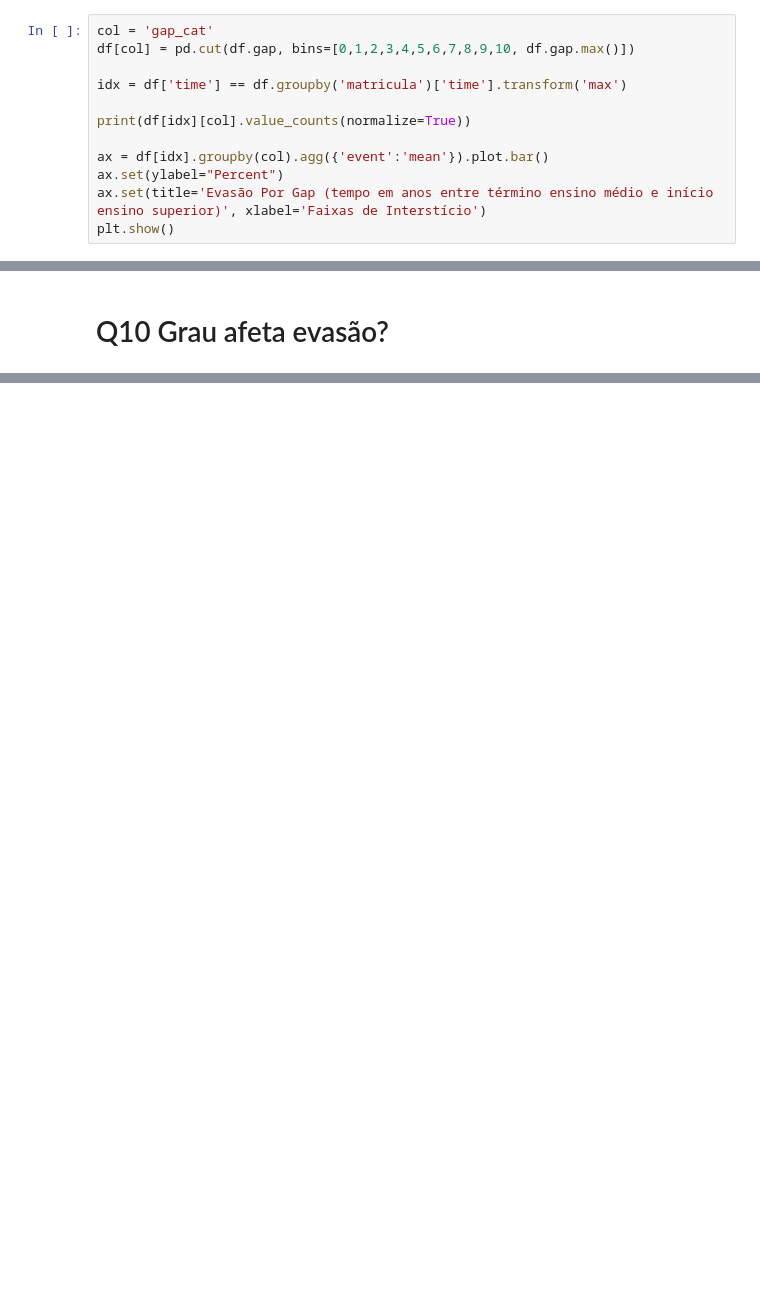
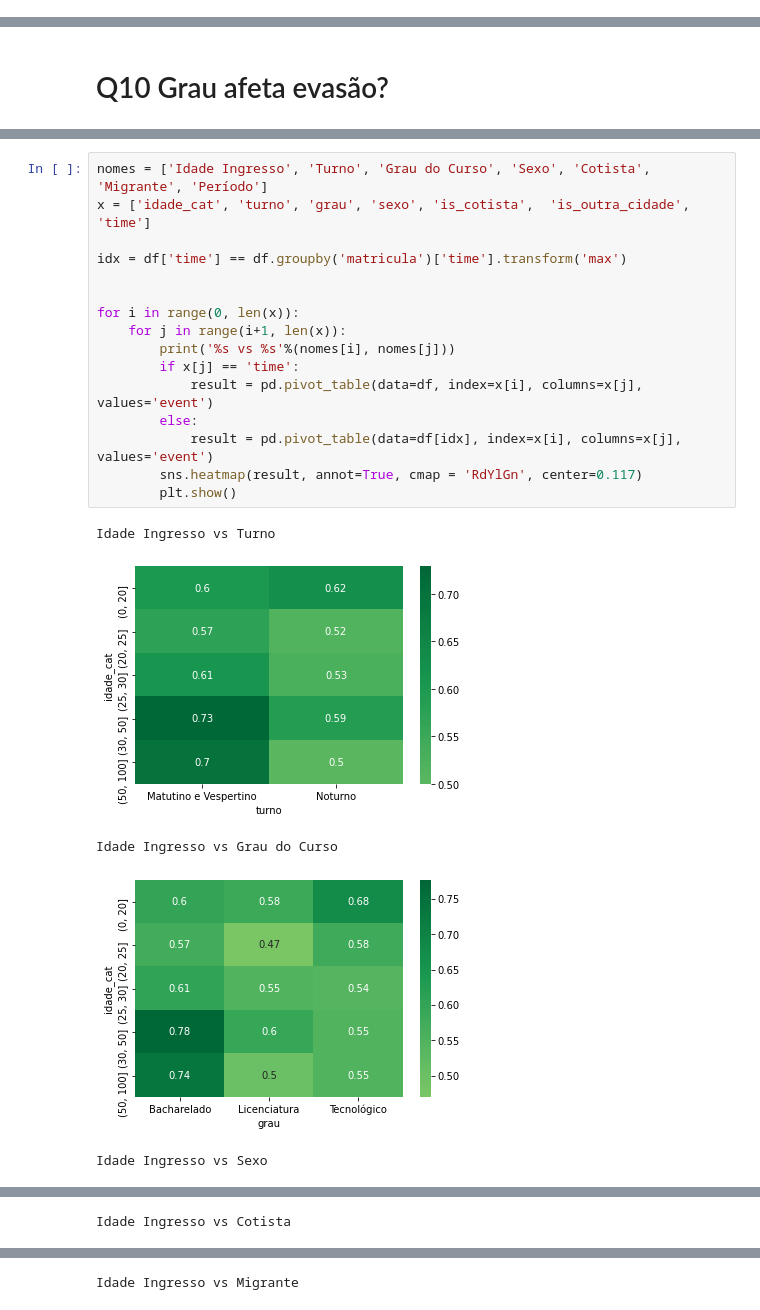
Before and after one commit to rlopes404/dropout, a Jupyter notebook: Dropout-CCAAB.ipynb, the cells around one changed output, grey strips where cells are left out. Drawn from its saved outputs; the diff is of its cells as text; blank space fills up the shorter version.

```diff
--- a/Dropout-CCAAB.ipynb
+++ b/Dropout-CCAAB.ipynb
@@ -282,12 +277,0 @@ plt.show()
-# %%
-col = 'gap_cat'
-df[col] = pd.cut(df.gap, bins=[0,1,2,3,4,5,6,7,8,9,10, df.gap.max()])
-
-idx = df['time'] == df.groupby('matricula')['time'].transform('max')
-
-print(df[idx][col].value_counts(normalize=True))
-
-ax = df[idx].groupby(col).agg({'event':'mean'}).plot.bar()
-ax.set(ylabel="Percent")
-ax.set(title='Evasão Por Gap (tempo em anos entre término ensino médio e início ensino superior)', xlabel='Faixas de Interstício')
-plt.show()
@@ -328,0 +308,22 @@ df[idx].groupby('grau').agg({'event':'mean'})
+# %%
+nomes = ['Idade Ingresso', 'Turno', 'Grau do Curso', 'Sexo', 'Cotista', 'Migrante', 'Período']
+x = ['idade_cat', 'turno', 'grau', 'sexo', 'is_cotista',  'is_outra_cidade', 'time']
+
+idx = df['time'] == df.groupby('matricula')['time'].transform('max')
+
+
+for i in range(0, len(x)):
+    for j in range(i+1, len(x)):
+        print('%s vs %s'%(nomes[i], nomes[j]))
+        if x[j] == 'time':
+            result = pd.pivot_table(data=df, index=x[i], columns=x[j], values='event')
+        else:
+            result = pd.pivot_table(data=df[idx], index=x[i], columns=x[j], values='event')
+        sns.heatmap(result, annot=True, cmap = 'RdYlGn', center=0.117)
+        plt.show()
+# %% [output]
+Idade Ingresso vs Turno
+[figure, added]
+Idade Ingresso vs Grau do Curso
+[figure, added]
+Idade Ingresso vs Sexo
@@ -328,0 +331 @@ df[idx].groupby('grau').agg({'event':'mean'})
+Idade Ingresso vs Cotista
@@ -328,0 +333 @@ df[idx].groupby('grau').agg({'event':'mean'})
+Idade Ingresso vs Migrante
```
Also changed, not shown: parts of 27 cells of this notebook, 6 other files.
